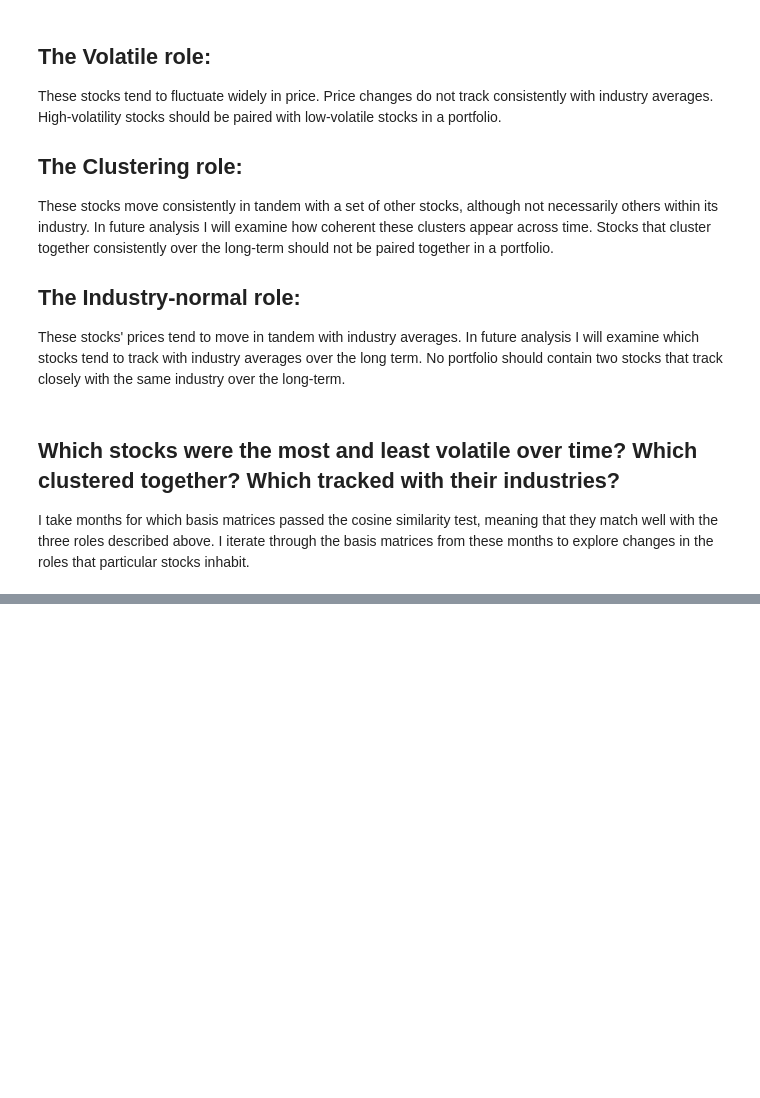
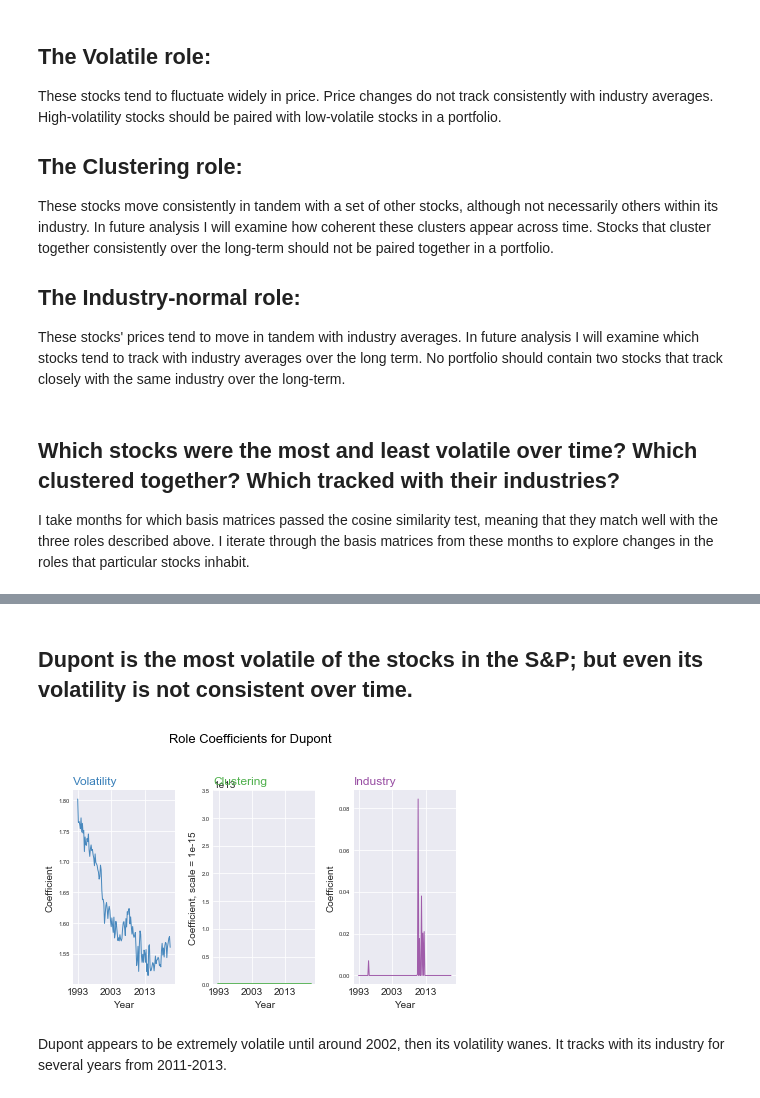
Before and after one commit to juliachuang01/NMF_stocks, a Jupyter notebook: S&P500_data_visualization.ipynb, the cells around one changed output, grey strips where cells are left out. Saved outputs shown, nothing was run; the diff lists cells and outputs as text; code cells hidden in the pictures; blank space fills up the shorter version.

Commit message:
Updated data visualization code

```diff
--- a/S&P500_data_visualization.ipynb
+++ b/S&P500_data_visualization.ipynb
@@ -282,0 +235,54 @@ plot_vols(tickers)
+# %% [markdown]
+## Dupont is the most volatile of the stocks in the S&P; but even its volatility is not consistent over time.
+# %%
+def plot_stock(df):
+
+    plt.style.use('seaborn-darkgrid')
+
+    # create a color palette
+    palette = plt.get_cmap('Set1')
+    num=0
+    for column in df:
+        num+=1
+        plt.subplot(1,3, num)
+        if num==2:
+            plt.plot(df[column]/1e-15, color=palette(num), linewidth=1.9, alpha=0.9)
+            plt.ylabel('Coefficient, scale = 1e-15', fontsize=10)
+            plt.ylim(0, 3.5/1e-13)
+            plt.xlabel('Year', fontsize=10)
+            plt.yticks(size='xx-small')
+            plt.xticks([1, 50, 100], labels=['1993', '2003', '2013'])
+            plt.tight_layout()
+        else:
+            plt.plot(df[column], color=palette(num), linewidth=1, alpha=0.9)
+            plt.ylabel('Coefficient', fontsize=10)
+            plt.xlabel('Year', fontsize=10)
+            plt.xticks([1, 50, 100], labels=['1993', '2003', '2013'])
+            plt.yticks(size='xx-small')
+        # Add title
+        plt.title(column, loc='left', fontsize=12, fontweight=0, color=palette(num) )
+    plt.tight_layout()
+    plt.subplots_adjust(top=.8)
+    title='Role Coefficients for Dupont'
+    plt.suptitle(title, fontsize=13, fontweight=0, color='black', y=1)
+    plt.savefig('../NMF_stocks/Plots/Roles_over_time_DD.png', bbox_inches='tight', dpi=300)
+
+#Get tickers
+tickers=['DD', 'HNZ', 'CHK', 'AMD', 'AKAM', 'SAI', 'LIFE']
+month_index=pd.read_csv('../NMF_stocks/Data/basis_matrices_worked.csv', header=None)
+month_index=month_index[1]
+#Get dates
+date_df=pd.read_csv('../NMF_stocks/Data/dates.csv',header=None)
+dates=[]
+for ind in month_index:
+    new=date_df[1][ind]
+    dates.append(new)
+title='../NMF_stocks/Data/DD.csv'
+df=pd.read_csv(title, header=0)
+df.drop(['Unnamed: 0'],1, inplace=True)
+
+plot_stock(df)
+# %% [output]
+[figure, added]
+# %% [markdown]
+Dupont appears to be extremely volatile until around 2002, then its volatility wanes. It tracks with its industry for several years from 2011-2013.
```
Also changed, not shown: parts of 11 cells of this notebook, 7 other files.
